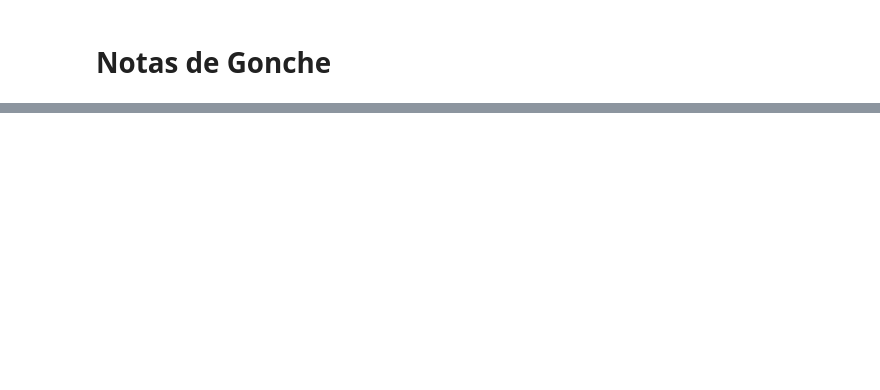
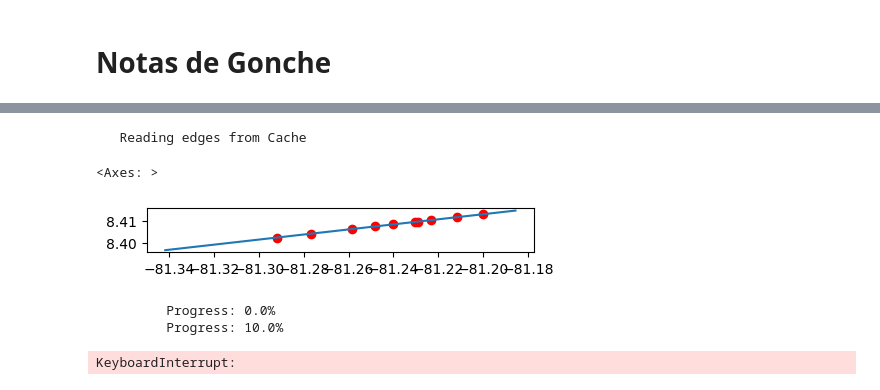
Before and after one commit to minigonche/synthetic_mobility_data_generator, a Jupyter notebook: Gonche's Notes.ipynb, the cells around one changed output, grey strips where cells are left out. Cells and saved outputs as stored; diff of their text form; code cells hidden in the pictures; blank space fills up the shorter version.

Commit message:
progress

```diff
--- a/Gonche's Notes.ipynb
+++ b/Gonche's Notes.ipynb
@@ -9,0 +241,5 @@ disaster = DrillEarthQuake()
+# %%
+# Reads edges
+edges = population_network.edges
+# %% [output]
+   Reading edges from Cache
@@ -10,3 +252,75 @@ disaster = DrillEarthQuake()
+# %%
+edges[con.ROAD_LENGTH] = edges[con.GEOMETRY].to_crs(con.MANIPULATION_PROJECTION).length/1000
+edges[con.POPULATION] = edges[con.ROAD_LENGTH].apply(lambda l : min(1,int(np.round(l*con.ROAD_SAMPLE_DENSITY_BY_KM))))
+# %%
+# Gets the coordinates
+edge_sample_constructor = edges[[con.GEOMETRY]].copy()
+coords = edge_sample_constructor[con.GEOMETRY].apply(lambda geo : geo.coords).values
+
+
+edge_sample_constructor[con.LON_X] = [coor[0][0] for coor in coords]
+edge_sample_constructor[con.LAT_X] = [coor[0][1] for coor in coords]
+edge_sample_constructor[con.LON_Y] = [coor[1][0] for coor in coords]
+edge_sample_constructor[con.LAT_Y] = [coor[1][1] for coor in coords]
+
+edge_sample_constructor = edge_sample_constructor[[con.LON_X, con.LAT_X, con.LON_Y, con.LAT_Y]].copy()
+# %%
+edge_id = edge_sample_constructor.index.values[np.random.randint(edge_sample_constructor.shape[0])]
+num_points = 10
+
+t = edge_sample_constructor.loc[[edge_id]*num_points]
+vals = np.random.rand(sample_size)
+t[con.LON] = t[con.LON_X]*vals + t[con.LON_Y]*(1-vals)
+t[con.LAT] = t[con.LAT_X]*vals + t[con.LAT_Y]*(1-vals)
+
+response = t[[con.LON, con.LAT]]
+
+response = gpd.GeoDataFrame( response, geometry = response.apply(lambda row : Point(row.lon, row.lat) , axis = 1), crs = con.USUAL_PROJECTION)
+
+
+ax = edges.loc[[edge_id]].plot(figsize=(5,5))
+response.plot(ax = ax, color = "red")
+# %% [output]
+<Axes: >
+[figure, added]
+# %%
+
+# Iterates over the edges o construct sample points
+print_iteration_progress = True
+percentage_print = 0.1
+batch = int(np.ceil(edges.shape[0]*percentage_print))
+
+
+index_names = list(edges.index.names)
+
+dfs = []
+for ind, row in edges.iterrows():
+
+    if print_iteration_progress and len(dfs) % batch == 0:
+        print(f"         Progress: {np.round(100*len(dfs)/edges.shape[0])}%")
+
+    coords = np.array(row.geometry.coords)
+
+    sample_size = row[con.POPULATION]
+
+    vals = np.random.rand(sample_size)
+
+    lon = coords[0,0]*vals + coords[1,0]*(1-vals)
+    lat = coords[0,1]*vals + coords[1,1]*(1-vals)
+
+    df = pd.DataFrame({con.LON : lon, con.LAT: lat})
+
+    df.index = pd.MultiIndex.from_tuples([ind]*sample_size, names=index_names)
+
+    dfs.append(df)
+
+
+sample_points = pd.concat(dfs)
+sample_points
+# %% [output]
+         Progress: 0.0%
+         Progress: 10.0%
+KeyboardInterrupt:
 # %%
 from os.path import join
 import simulator.constants as con
```
Also changed, not shown: parts of 67 cells of this notebook, 5 other files.
